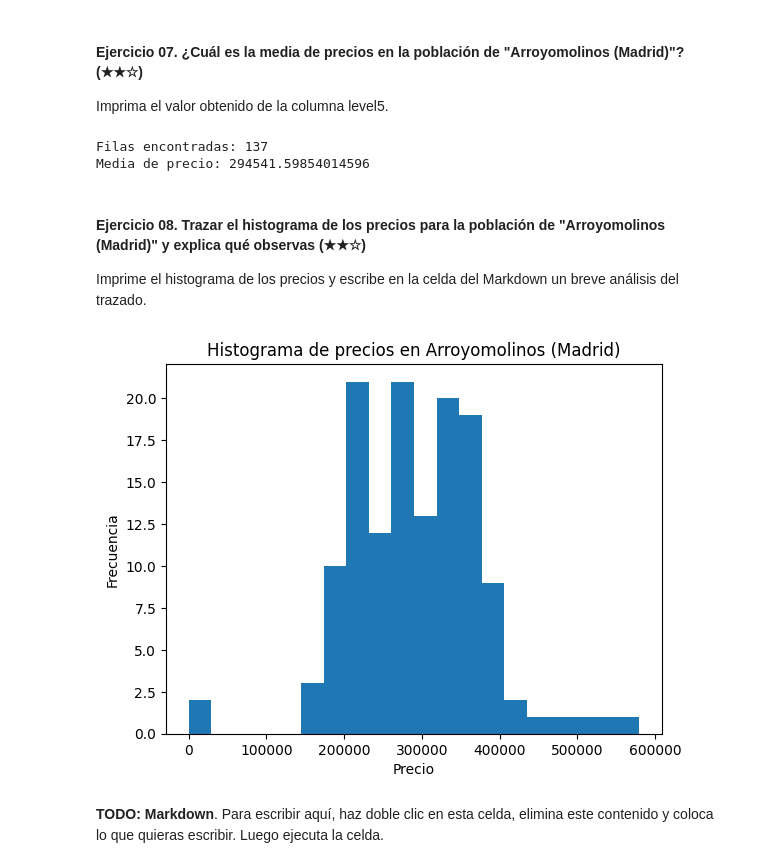
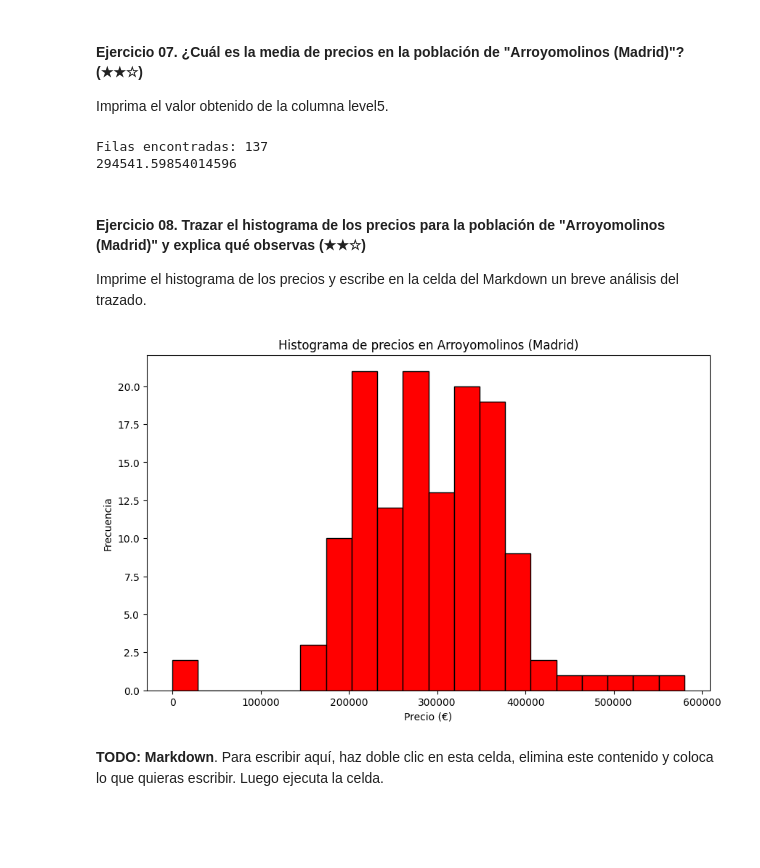
Before and after one commit to 4GeeksAcademy/consultingafernandez-https-github.com-breatheco-de-data-clean-up-pandas-for-beginners-project, a Jupyter notebook: project.es.ipynb, the cells around one changed output. Saved outputs shown, nothing was run; the diff lists cells and outputs as text; code cells hidden in the pictures; blank space fills up the shorter version.

```diff
--- a/project.es.ipynb
+++ b/project.es.ipynb
@@ -250,11 +254,12 @@ arroyomolinos = ds[
 
 print("Filas encontradas:", arroyomolinos.shape[0])
 
-media_precio = arroyomolinos['price'].mean()
-print("Media de precio:", media_precio)
+
+media_arroyomolinos = ds[ds['level5'] == 'Arroyomolinos (Madrid)']['price'].mean()
+print(media_arroyomolinos)
 # %% [output]
 Filas encontradas: 137
-Media de precio: 294541.59854014596
+294541.59854014596
 # %% [markdown]
 #### Ejercicio 08. Trazar el histograma de los precios para la población de "Arroyomolinos (Madrid)" y explica qué observas (★★☆)
 
@@ -262,12 +267,15 @@ Imprime el histograma de los precios y escribe en la celda del Markdown un breve
 # %%
 import matplotlib.pyplot as plt
 
-plt.hist(arroyomolinos['price'].dropna(), bins=20)
-plt.xlabel('Precio')
+precios_arroyomolinos = ds[ds['level5'] == 'Arroyomolinos (Madrid)']['price'].dropna()
+
+plt.figure(figsize=(10, 6))
+plt.hist(precios_arroyomolinos, bins=20, color='red', edgecolor='black')
+plt.title('Histograma de precios en Arroyomolinos (Madrid)')
+plt.xlabel('Precio (€)')
 plt.ylabel('Frecuencia')
-plt.title('Histograma de precios en Arroyomolinos (Madrid)')
 plt.show()
 # %% [output]
-[figure, old version]
+[figure, new version]
 # %% [markdown]
 **TODO: Markdown**. Para escribir aquí, haz doble clic en esta celda, elimina este contenido y coloca lo que quieras escribir. Luego ejecuta la celda.
```
Also changed, not shown: parts of 1 cell of this notebook.
